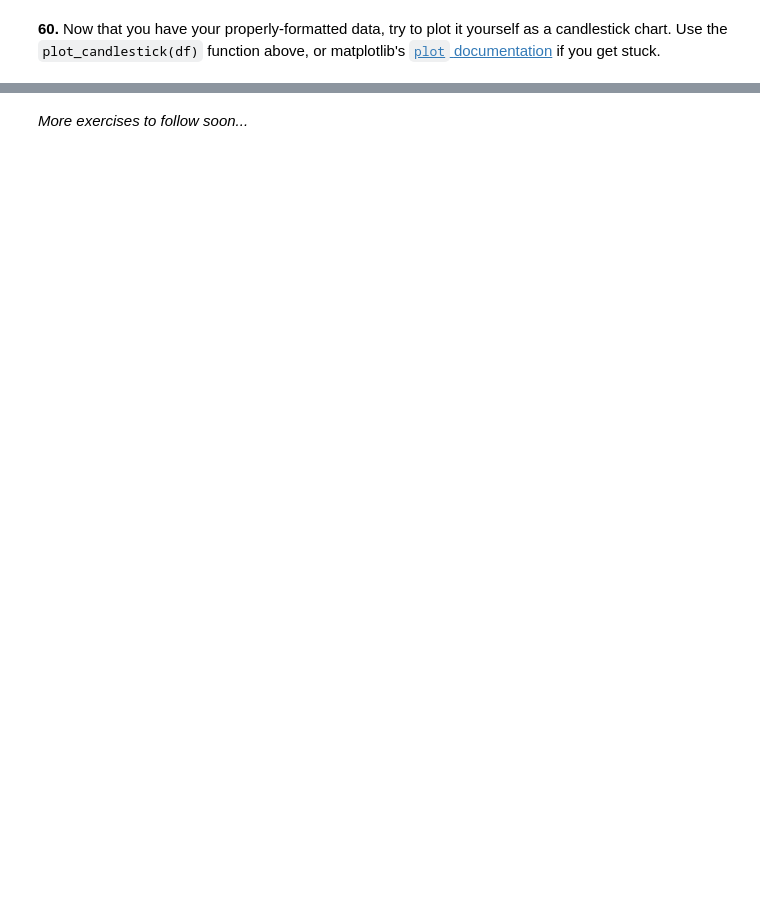
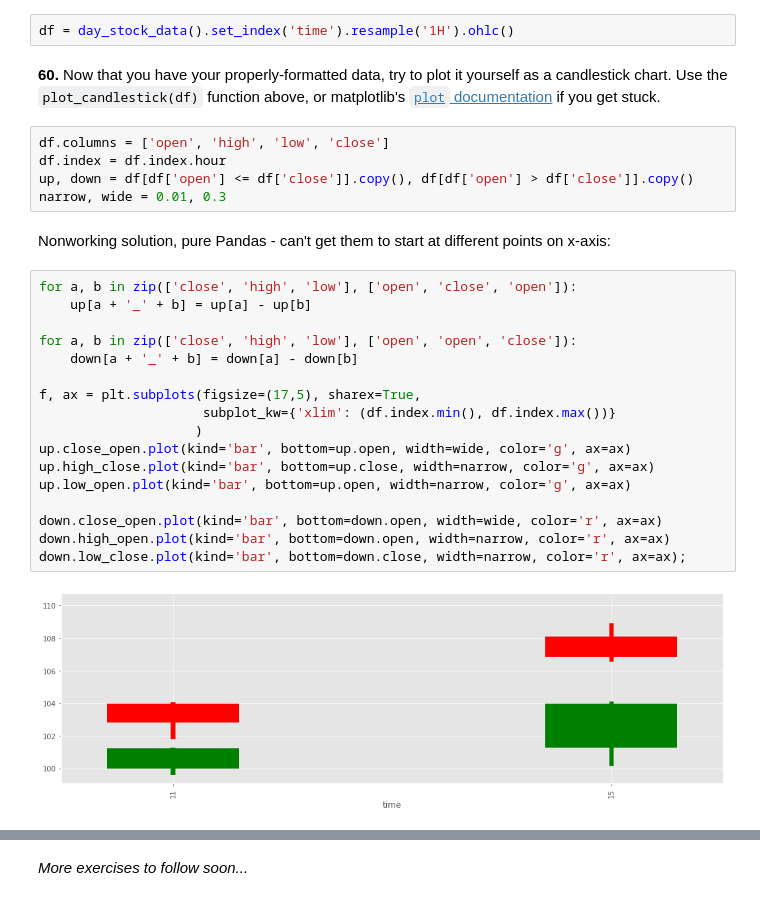
Before and after one commit to lordgrenville/100-Pandas-puzzles-solutions-, a Jupyter notebook: 100-pandas-puzzles.ipynb, the cells around one changed output, grey strips where cells are left out. Saved outputs shown, nothing was run; the diff lists cells and outputs as text; blank space fills up the shorter version.

````diff
--- a/100-pandas-puzzles.ipynb
+++ b/100-pandas-puzzles.ipynb
@@ -919,5 +981,33 @@ def plot_candlestick(agg):
     plt.show()
 # %% [markdown]
 **59.** Generate a day's worth of random stock data, and aggregate / reformat it so that it has hourly summaries of the opening, highest, lowest, and closing prices
+# %%
+df = day_stock_data().set_index('time').resample('1H').ohlc()
 # %% [markdown]
 **60.** Now that you have your properly-formatted data, try to plot it yourself as a candlestick chart.  Use the ```plot_candlestick(df)``` function above, or matplotlib's [```plot``` documentation](https://matplotlib.org/api/_as_gen/matplotlib.axes.Axes.plot.html) if you get stuck.
+# %%
+df.columns = ['open', 'high', 'low', 'close']
+df.index = df.index.hour
+up, down = df[df['open'] <= df['close']].copy(), df[df['open'] > df['close']].copy()
+narrow, wide = 0.01, 0.3
+# %% [markdown]
+Nonworking solution, pure Pandas - can't get them to start at different points on x-axis:
+# %%
+for a, b in zip(['close', 'high', 'low'], ['open', 'close', 'open']):
+    up[a + '_' + b] = up[a] - up[b]
+
+for a, b in zip(['close', 'high', 'low'], ['open', 'open', 'close']):
+    down[a + '_' + b] = down[a] - down[b]
+
+f, ax = plt.subplots(figsize=(17,5), sharex=True,
+                     subplot_kw={'xlim': (df.index.min(), df.index.max())}
+                    )
+up.close_open.plot(kind='bar', bottom=up.open, width=wide, color='g', ax=ax)
+up.high_close.plot(kind='bar', bottom=up.close, width=narrow, color='g', ax=ax)
+up.low_open.plot(kind='bar', bottom=up.open, width=narrow, color='g', ax=ax)
+
+down.close_open.plot(kind='bar', bottom=down.open, width=wide, color='r', ax=ax)
+down.high_open.plot(kind='bar', bottom=down.open, width=narrow, color='r', ax=ax)
+down.low_close.plot(kind='bar', bottom=down.close, width=narrow, color='r', ax=ax);
+# %% [output]
+[figure, added]
````
Also changed, not shown: parts of 17 cells of this notebook.
